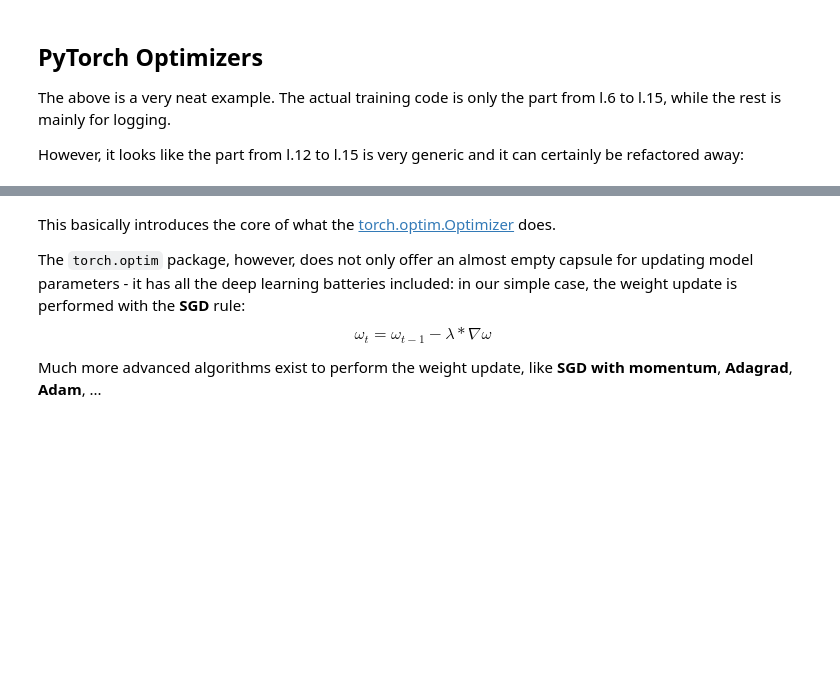
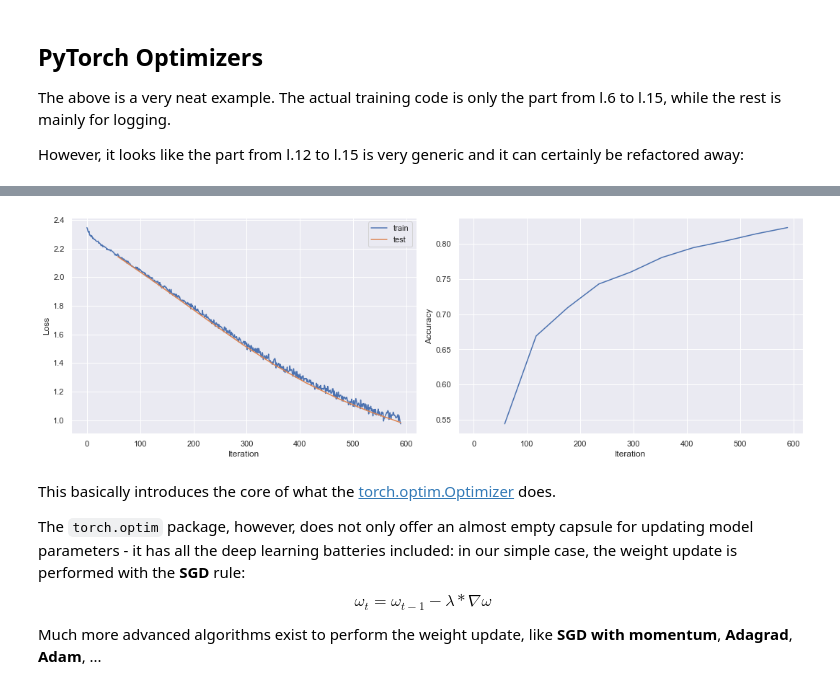
Before and after one commit to emlozin/intro_to_pytorch, a Jupyter notebook: 4_Training_and_validation/4c_training_loop.ipynb, the cells around one changed output, grey strips where cells are left out. Saved outputs shown, nothing was run; the diff lists cells and outputs as text; code cells hidden in the pictures; blank space fills up the shorter version.

```diff
--- a/4_Training_and_validation/4c_training_loop.ipynb
+++ b/4_Training_and_validation/4c_training_loop.ipynb
@@ -204,3 +216,6 @@ def train_nn(model, optim, n_epochs):
 model = get_model()
 train_losses, test_losses, accuracies = train_nn(model, Optimizer(model.parameters(), lr=0.01), n_epochs=10)
 plot_metrics(train_losses, test_losses, accuracies)
+
+torch.save(model.state_dict(), "../data/model.pt")
+# %% [output]
@@ -207,3 +232,4 @@ plot_metrics(train_losses, test_losses, accuracies)
+[figure, added]
 # %% [markdown]
 This basically introduces the core of what the [torch.optim.Optimizer](https://pytorch.org/docs/stable/_modules/torch/optim/optimizer.html#Optimizer) does.
 
```
Also changed, not shown: parts of 2 cells of this notebook, 1 other file.
